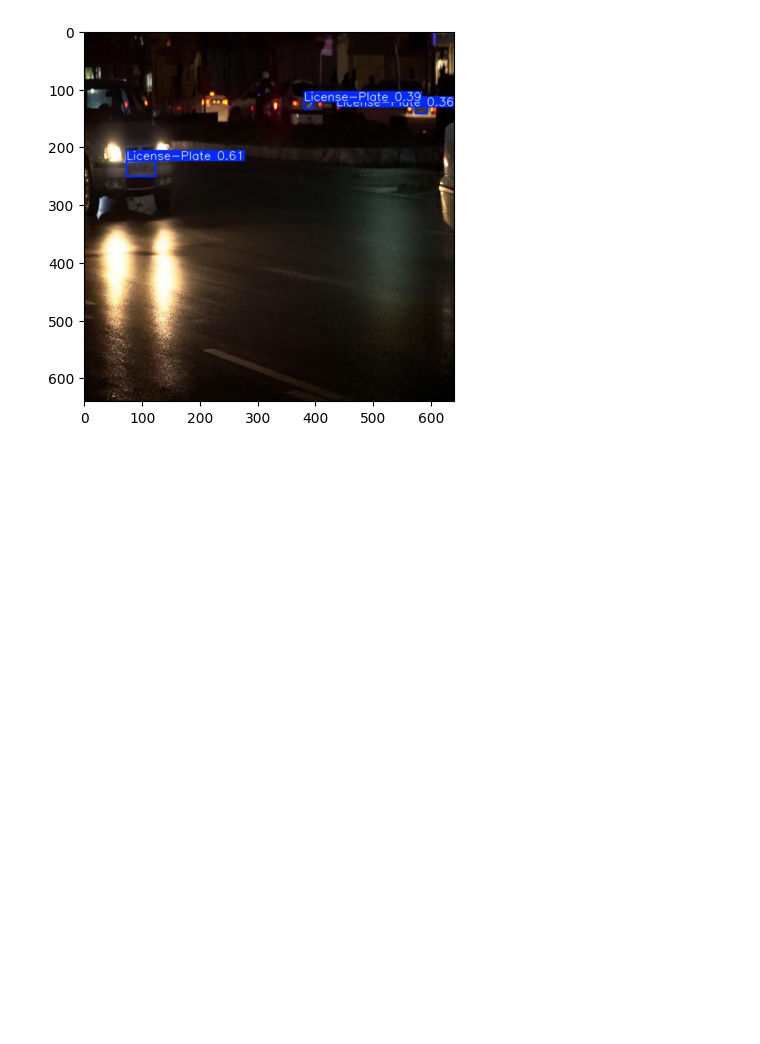
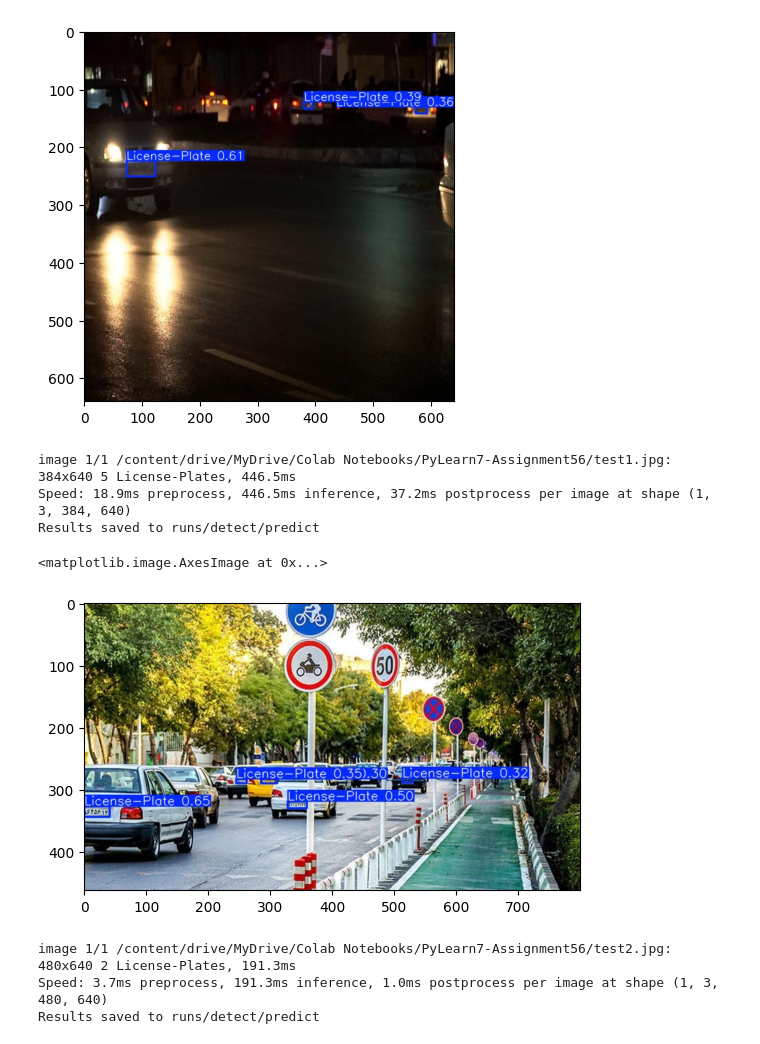
Before and after one commit to MahdiAhmadiKamal/PyLearn7-Deep-Learning, a Jupyter notebook: PyLearn7-Assignment56/persian_license_plate_detection.ipynb, the cells around one changed output. Cells and saved outputs as stored; diff of their text form; code cells hidden in the pictures; blank space fills up the shorter version.

```diff
--- a/PyLearn7-Assignment56/persian_license_plate_detection.ipynb
+++ b/PyLearn7-Assignment56/persian_license_plate_detection.ipynb
@@ -89,3 +89,22 @@ plt.imshow(image_2)
 # %% [output]
 <matplotlib.image.AxesImage at 0x...>
 [figure]
+# %%
+result_3 = my_model("/content/drive/MyDrive/Colab Notebooks/PyLearn7-Assignment56/test1.jpg", save=True)
+# %% [output]
+image 1/1 /content/drive/MyDrive/Colab Notebooks/PyLearn7-Assignment56/test1.jpg: 384x640 5 License-Plates, 446.5ms
+Speed: 18.9ms preprocess, 446.5ms inference, 37.2ms postprocess per image at shape (1, 3, 384, 640)
+Results saved to runs/detect/predict
+# %%
+image_3 = cv2.imread("/content/runs/detect/predict/test1.jpg")
+image_3 = cv2.cvtColor(image_3 , cv2.COLOR_BGR2RGB)
+plt.imshow(image_3)
+# %% [output]
+<matplotlib.image.AxesImage at 0x...>
+[figure, added]
+# %%
+result_4 = my_model("/content/drive/MyDrive/Colab Notebooks/PyLearn7-Assignment56/test2.jpg", save=True)
+# %% [output]
+image 1/1 /content/drive/MyDrive/Colab Notebooks/PyLearn7-Assignment56/test2.jpg: 480x640 2 License-Plates, 191.3ms
+Speed: 3.7ms preprocess, 191.3ms inference, 1.0ms postprocess per image at shape (1, 3, 480, 640)
+Results saved to runs/detect/predict
```
Also changed, not shown: parts of 2 cells of this notebook, 5 other files.
